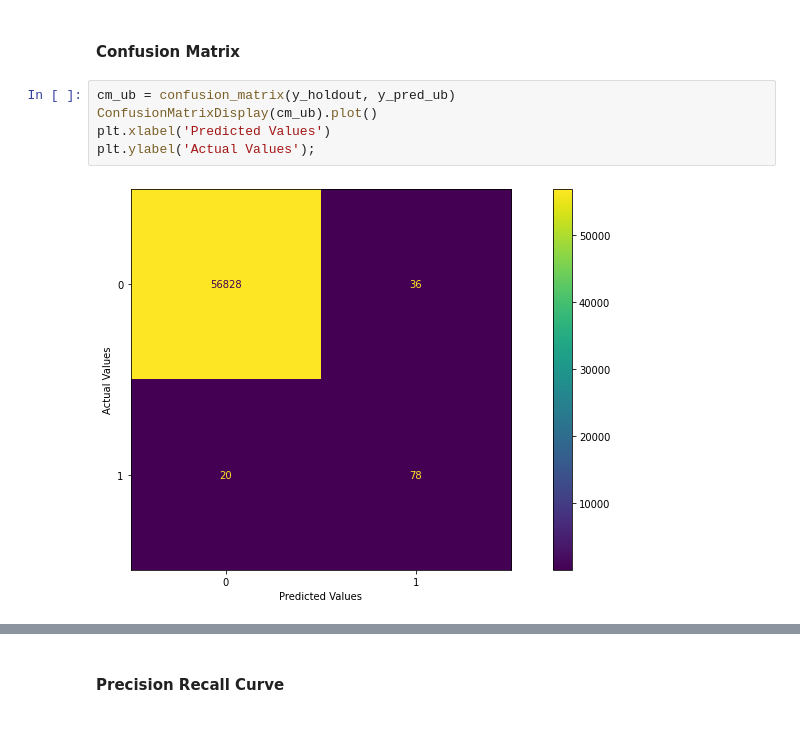
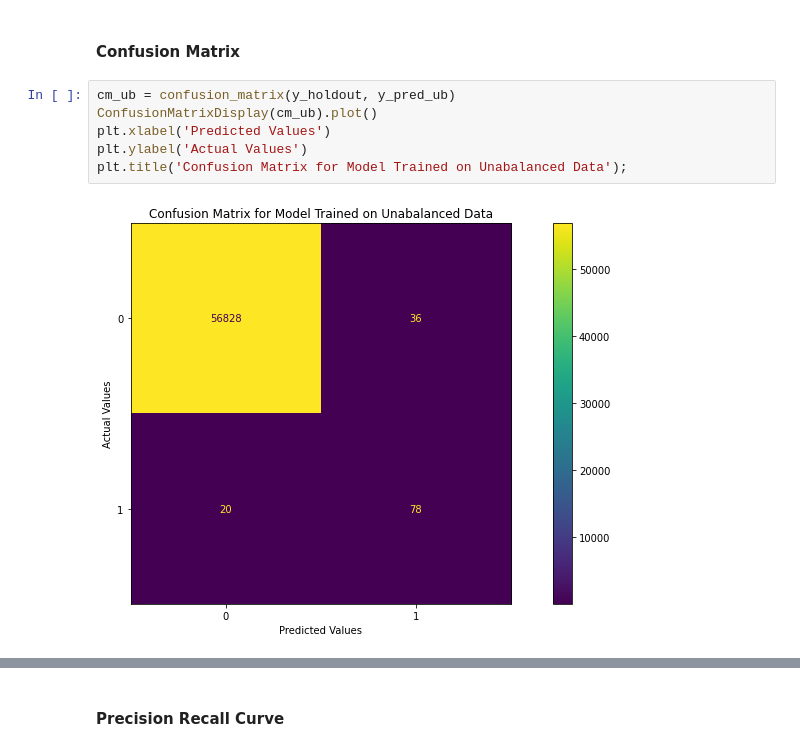
Before and after one commit to Pharoouzy/credit-card-fraud-detection, a Jupyter notebook: src/notebooks/model_development.ipynb, the cells around one changed output, grey strips where cells are left out. Saved outputs shown, nothing was run; the diff lists cells and outputs as text.

```diff
--- a/src/notebooks/model_development.ipynb
+++ b/src/notebooks/model_development.ipynb
@@ -242,10 +229,11 @@ weighted avg       1.00      1.00      1.00     56962
 # %%
 cm_ub = confusion_matrix(y_holdout, y_pred_ub)
 ConfusionMatrixDisplay(cm_ub).plot()
 plt.xlabel('Predicted Values')
-plt.ylabel('Actual Values');
+plt.ylabel('Actual Values')
+plt.title('Confusion Matrix for Model Trained on Unabalanced Data');
 # %% [output]
-[figure, old version]
+[figure, new version]
 # %%
 y_pred_b = pipeline.predict(X_holdout)
 cm_b = confusion_matrix(y_holdout, y_pred_b)
```
Also changed, not shown: parts of 9 cells of this notebook.
